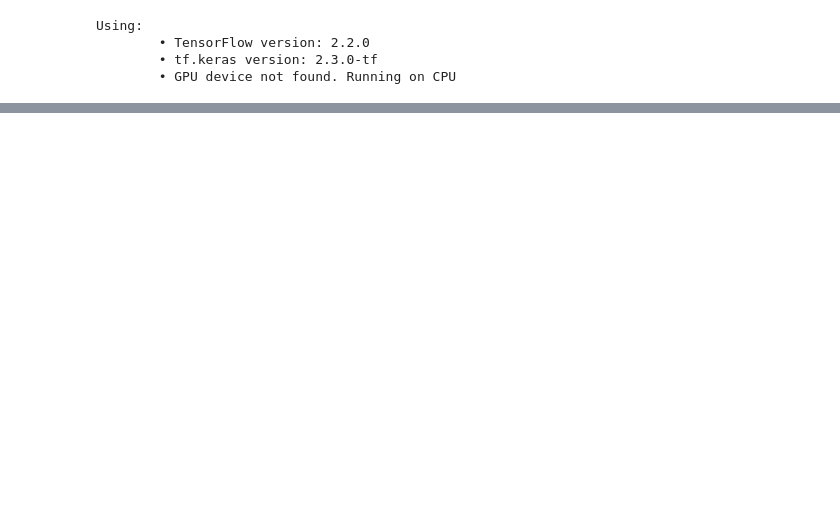
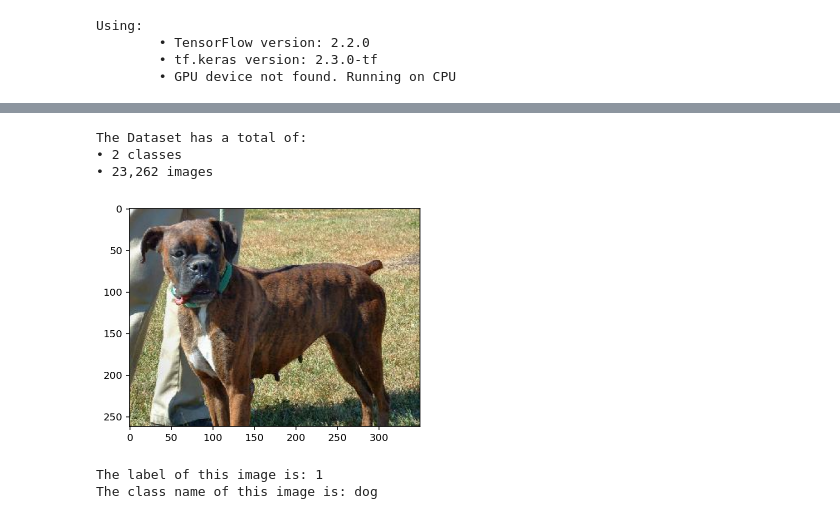
Before and after one commit to dburchill/ML_nano, a Jupyter notebook: tfds01.ipynb, the cells around one changed output, grey strips where cells are left out. Saved outputs shown, nothing was run; the diff lists cells and outputs as text; code cells hidden in the pictures; blank space fills up the shorter version.

```diff
--- a/tfds01.ipynb
+++ b/tfds01.ipynb
@@ -50,10 +32,3 @@ Using:
         • TensorFlow version: 2.2.0
         • tf.keras version: 2.3.0-tf
         • GPU device not found. Running on CPU
-# %%
-train_split = 60
-test_val_split = 20
-
-#splits = tfds.Split.TRAIN.subsplit([60,20, 20])
-
-(training_set,  test_set), dataset_info = tfds.load('cats_vs_dogs',split=['train', 'test'], as_supervised=True, with_info=True)
@@ -61,0 +35,7 @@ ValueError: ignored
+# %%
+(training_set, validation_set, test_set), dataset_info = tfds.load('cats_vs_dogs', split=[
+    tfds.core.ReadInstruction('train', to=60, unit='%'),
+    tfds.core.ReadInstruction('train', from_=60, to=80, unit='%'),
+    tfds.core.ReadInstruction('train', to=-20, unit='%')],
+    as_supervised=True,
+    with_info=True)
@@ -61,0 +62,27 @@ ValueError: ignored
+# %%
+num_classes = dataset_info.features['label'].num_classes
+total_num_examples = dataset_info.splits['train'].num_examples
+
+print('The Dataset has a total of:')
+print('\u2022 {:,} classes'.format(num_classes))
+print('\u2022 {:,} images'.format(total_num_examples))
+# %% [output]
+The Dataset has a total of:
+• 2 classes
+• 23,262 images
+# %%
+class_names = ['cat', 'dog']
+# %%
+for image, label in training_set.take(1):
+    image = image.numpy()
+    label = label.numpy()
+
+plt.imshow(image)
+plt.show()
+
+print('The label of this image is:', label)
+print('The class name of this image is:', class_names[label])
+# %% [output]
+[figure, added]
+The label of this image is: 1
+The class name of this image is: dog
```
Also changed, not shown: parts of 8 cells of this notebook.
